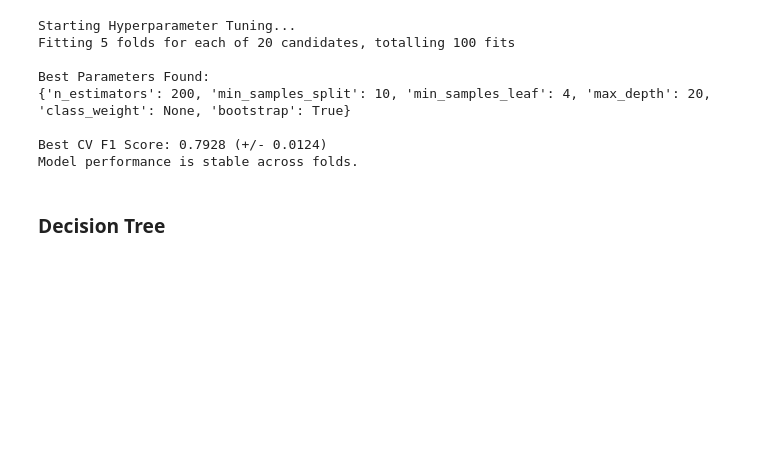
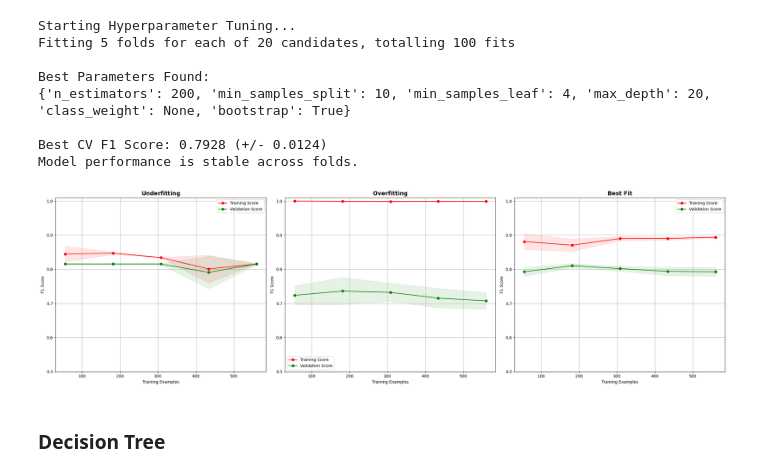
Before and after one commit to yicikek/DataMining_GP1, a Jupyter notebook: wie3007-gp1.ipynb, the cells around one changed output. Saved outputs shown, nothing was run; the diff lists cells and outputs as text; code cells hidden in the pictures; blank space fills up the shorter version.

Commit message:
Add in underfit, overfit and best fit graph

```diff
--- a/wie3007-gp1.ipynb
+++ b/wie3007-gp1.ipynb
@@ -431,7 +431,7 @@ plt.show()
 # %%
 import pandas as pd
 
-df = pd.read_csv("C:\\Users\\User\\Documents\\VisualStudioCode\\Data Mining Assignment\\DataMining_GP1\\final_synthetic_financial_data_feature_engineered.csv")
+df = pd.read_csv("/content/final_synthetic_financial_data_feature_engineered (1).csv")
 # %%
 !pip install seaborn
 # %% [output]
@@ -740,6 +740,56 @@ Best Parameters Found:
 
 Best CV F1 Score: 0.7928 (+/- 0.0124)
 Model performance is stable across folds.
+# %%
+import matplotlib.pyplot as plt
+import numpy as np
+from sklearn.model_selection import learning_curve
+from sklearn.ensemble import RandomForestClassifier
+
+
+model_underfit = RandomForestClassifier(n_estimators=1, max_depth=1, max_features=1, min_samples_leaf=50, random_state=42)
+
+model_overfit = RandomForestClassifier(n_estimators=50, max_depth=None, bootstrap=False, random_state=42)
+
+model_best = random_search_rf.best_estimator_
+
+models_list = [
+    ("Underfitting", model_underfit),
+    ("Overfitting", model_overfit),
+    ("Best Fit", model_best)
+]
+
+fig, axes = plt.subplots(1, 3, figsize=(24, 7))
+
+for i, (title, model) in enumerate(models_list):
+    train_sizes, train_scores, test_scores = learning_curve(
+        model, X_train, y_train, cv=5, n_jobs=-1,
+        train_sizes=np.linspace(0.1, 1.0, 5),
+        scoring='f1'
+    )
+
+    train_mean = np.mean(train_scores, axis=1)
+    train_std = np.std(train_scores, axis=1)
+    test_mean = np.mean(test_scores, axis=1)
+    test_std = np.std(test_scores, axis=1)
+
+    axes[i].plot(train_sizes, train_mean, 'o-', color="r", label="Training Score")
+    axes[i].plot(train_sizes, test_mean, 'o-', color="g", label="Validation Score")
+    axes[i].fill_between(train_sizes, train_mean - train_std, train_mean + train_std, alpha=0.1, color="r")
+    axes[i].fill_between(train_sizes, test_mean - test_std, test_mean + test_std, alpha=0.1, color="g")
+
+    axes[i].set_title(title, fontsize=14, fontweight='bold')
+    axes[i].set_xlabel("Training Examples")
+    axes[i].set_ylabel("F1 Score")
+    axes[i].legend(loc="best")
+    axes[i].grid(True)
+
+    axes[i].set_ylim(0.5, 1.01)
+
+plt.tight_layout()
+plt.show()
+# %% [output]
+[figure, added]
 # %% [markdown]
 ### Decision Tree
 # %%
```
